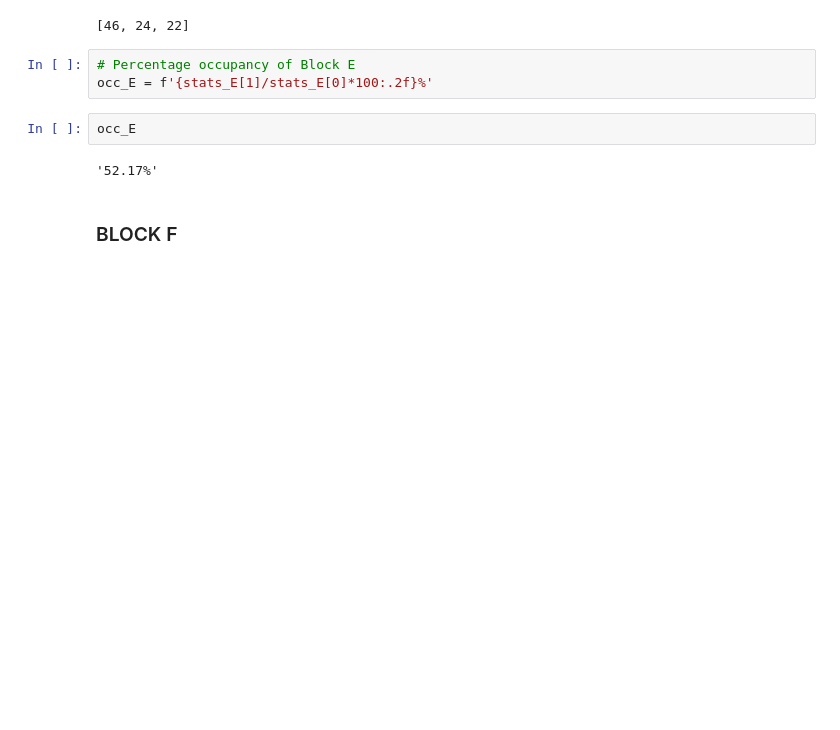
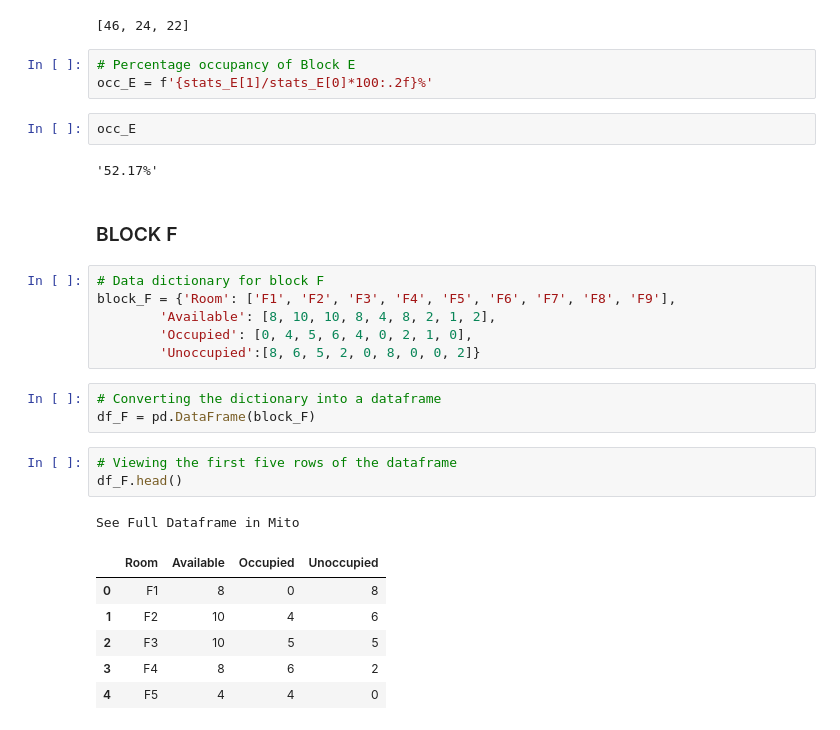
Before and after one commit to Melchizedeke/Data-Visualization-01, a Jupyter notebook: codes.ipynb, the cells around one changed output. Cells and saved outputs as stored; diff of their text form; blank space fills up the shorter version.

```diff
--- a/codes.ipynb
+++ b/codes.ipynb
@@ -289,3 +289,23 @@ occ_E
 '52.17%'
 # %% [markdown]
 ### BLOCK F
+# %%
+# Data dictionary for block F
+block_F = {'Room': ['F1', 'F2', 'F3', 'F4', 'F5', 'F6', 'F7', 'F8', 'F9'],
+        'Available': [8, 10, 10, 8, 4, 8, 2, 1, 2],
+        'Occupied': [0, 4, 5, 6, 4, 0, 2, 1, 0],
+        'Unoccupied':[8, 6, 5, 2, 0, 8, 0, 0, 2]}
+# %%
+# Converting the dictionary into a dataframe
+df_F = pd.DataFrame(block_F)
+# %%
+# Viewing the first five rows of the dataframe
+df_F.head()
+# %% [output]
+See Full Dataframe in Mito
+|  | Room | Available | Occupied | Unoccupied |
+| 0 | F1 | 8 | 0 | 8 |
+| 1 | F2 | 10 | 4 | 6 |
+| 2 | F3 | 10 | 5 | 5 |
+| 3 | F4 | 8 | 6 | 2 |
+| 4 | F5 | 4 | 4 | 0 |
```
Also changed, not shown: parts of 1 cell of this notebook.
